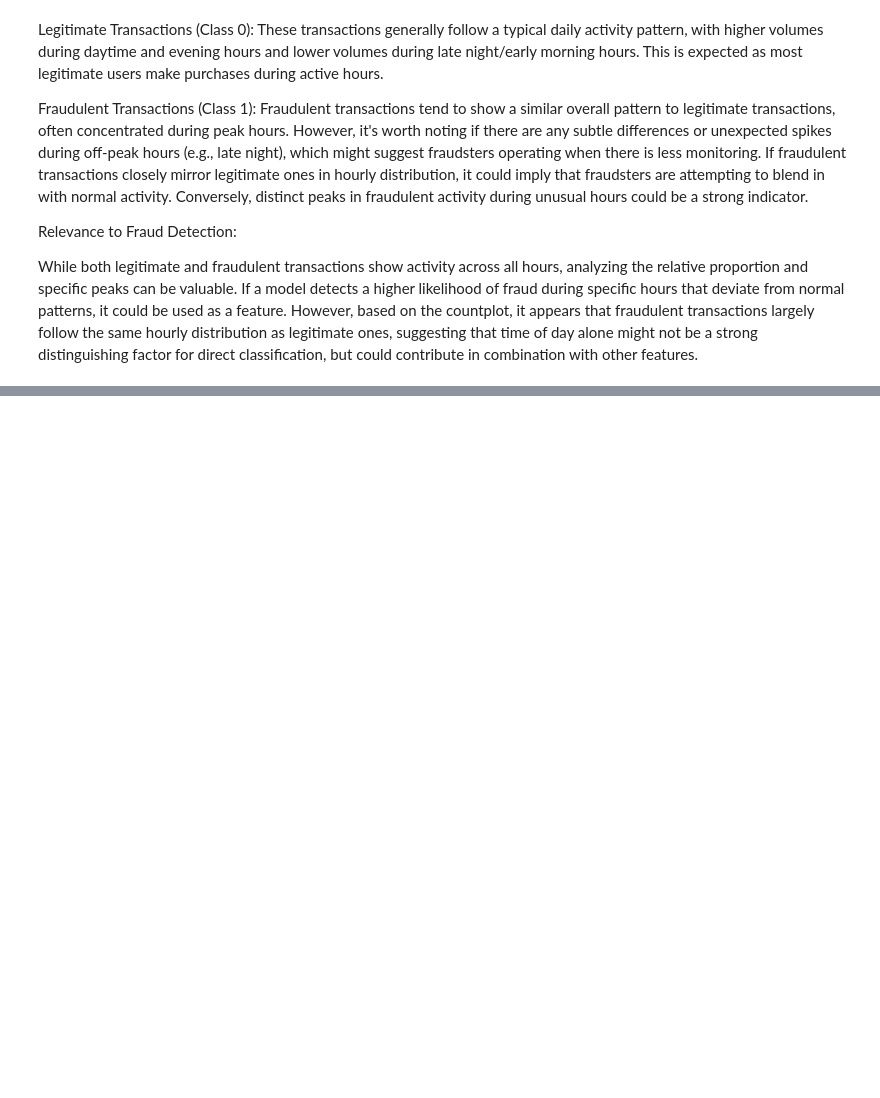
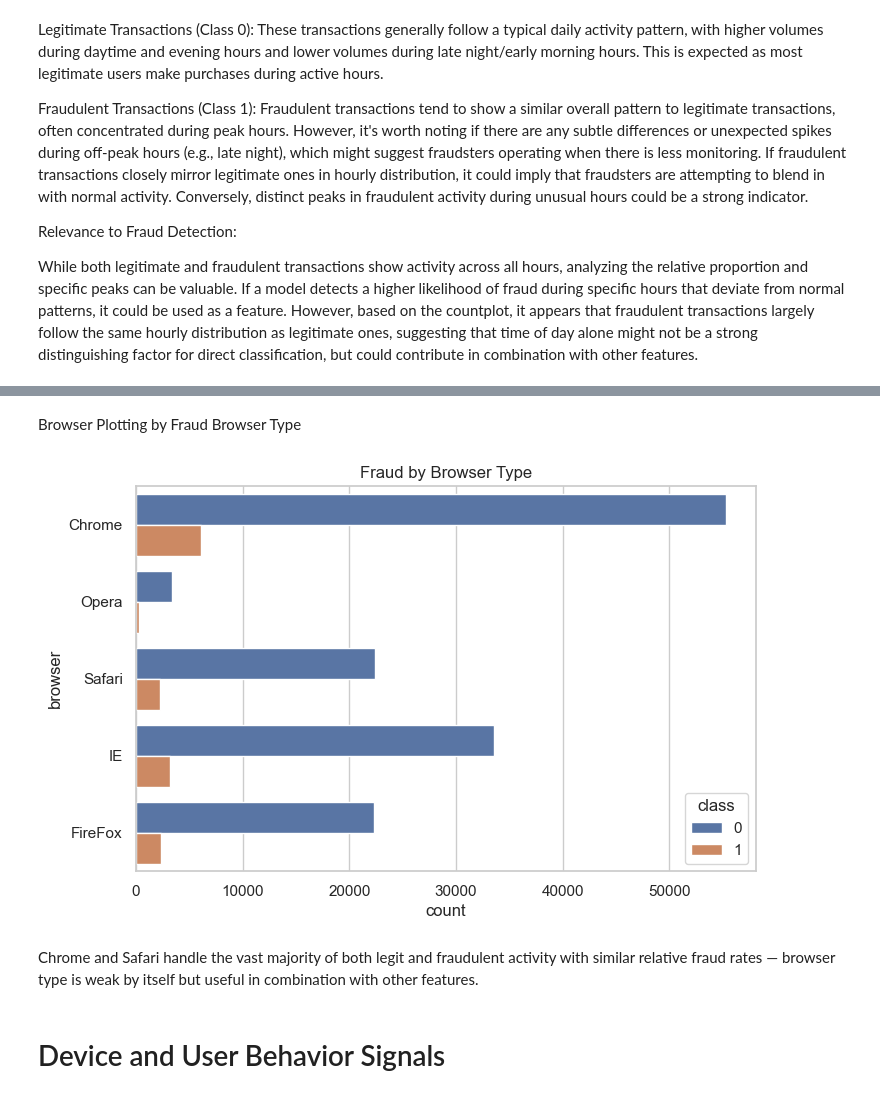
Before and after one commit to Habtu32/fraud-detection, a Jupyter notebook: notebooks/eda-fraud-data.ipynb, the cells around one changed output, grey strips where cells are left out. Drawn from its saved outputs; the diff is of its cells as text; code cells hidden in the pictures; blank space fills up the shorter version.

```diff
--- a/notebooks/eda-fraud-data.ipynb
+++ b/notebooks/eda-fraud-data.ipynb
@@ -215,0 +234,14 @@ While both legitimate and fraudulent transactions show activity across all hours
+# %% [markdown]
+Browser
+Plotting by Fraud Browser Type
+# %%
+plt.figure(figsize=(8,5))
+sns.countplot(y="browser", hue="class", data=df)
+plt.title("Fraud by Browser Type")
+plt.show()
+# %% [output]
+[figure, added]
+# %% [markdown]
+Chrome and Safari handle the vast majority of both legit and fraudulent activity with similar relative fraud rates — browser type is weak by itself but useful in combination with other features.
+# %% [markdown]
+# Device and User Behavior Signals
```
Also changed, not shown: parts of 22 cells of this notebook.
